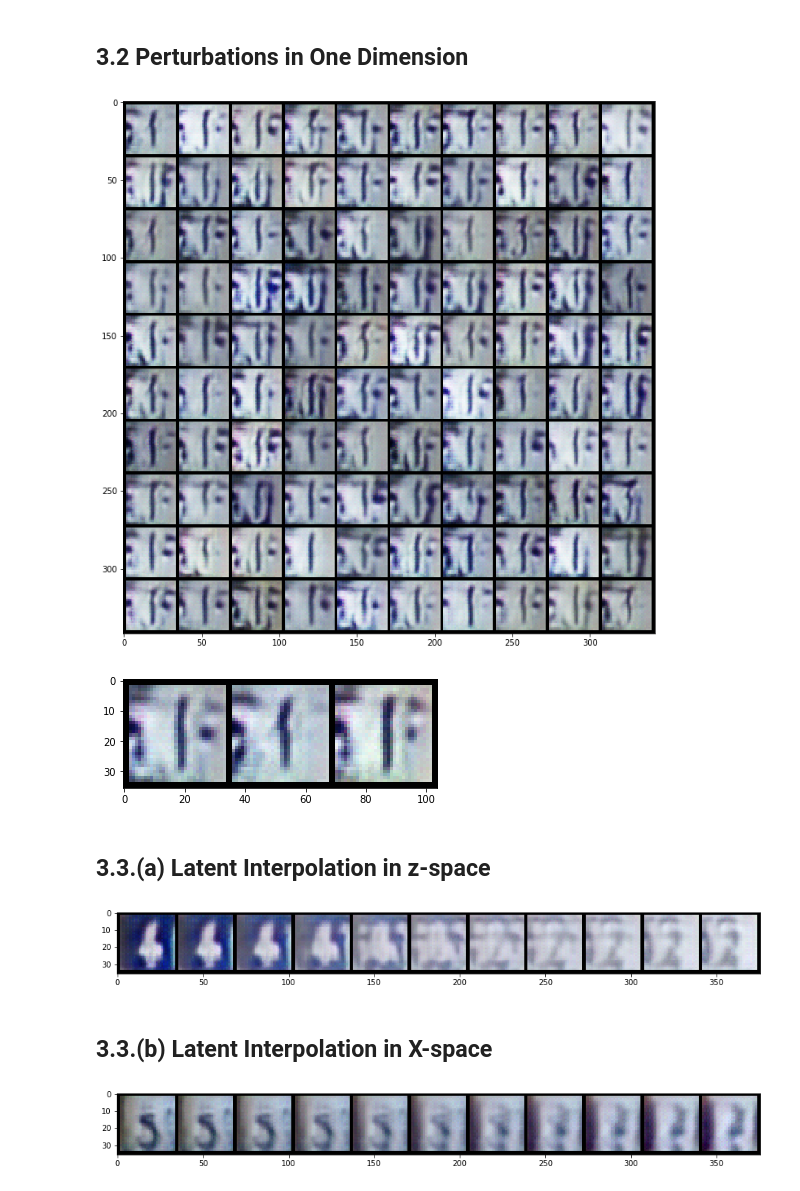
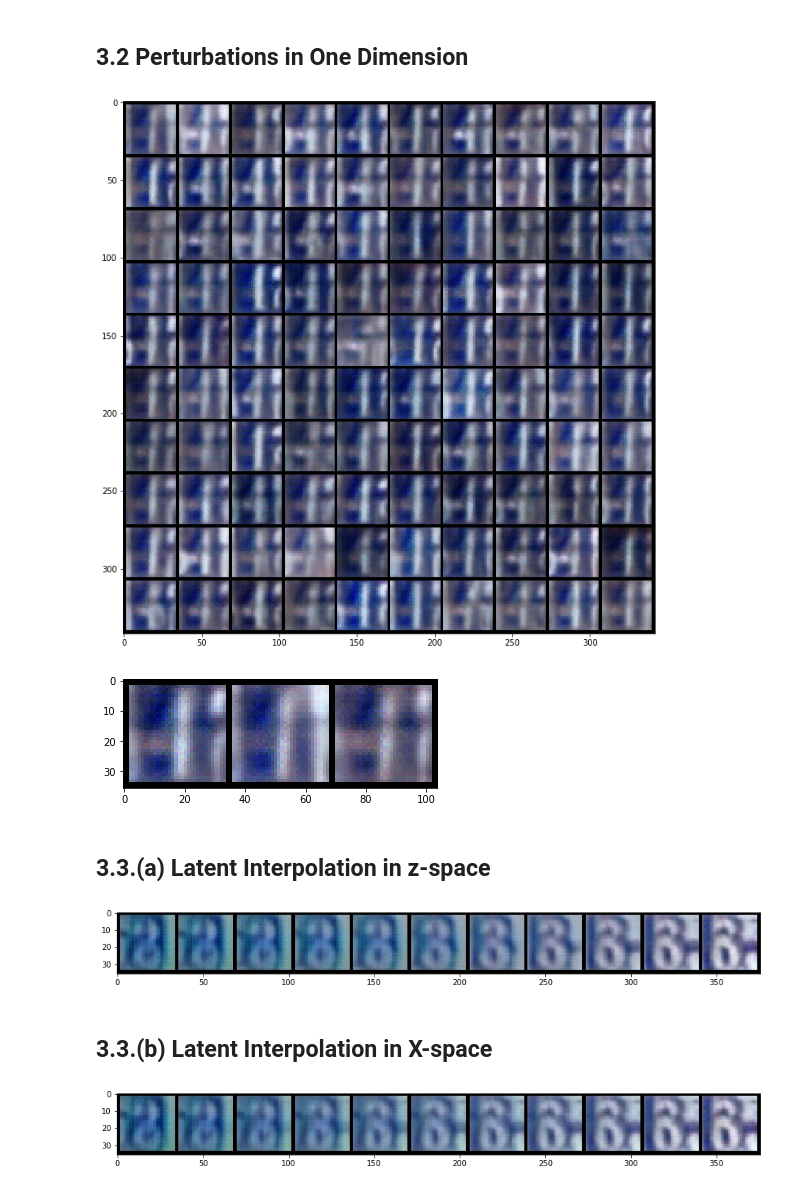
Before and after one commit to adijo/ift6135-generative-models, a Jupyter notebook: Problem3/gan/GAN Qualitative.ipynb, the cells around one changed output. Cells and saved outputs as stored; diff of their text form; code cells hidden in the pictures.

Commit message:
Use same z for interpolation

```diff
--- a/Problem3/gan/GAN Qualitative.ipynb
+++ b/Problem3/gan/GAN Qualitative.ipynb
@@ -17,7 +17,7 @@ from torchvision.utils import make_grid
 # %%
 generator = Generator()
 # %%
-generator.load_state_dict(torch.load("/Users/adityajoshi/Downloads/generatordefault119.pt", map_location="cpu"))
+generator.load_state_dict(torch.load("/Users/adityajoshi/Downloads/generatordefault199.pt", map_location="cpu"))
 generator.eval()
 # %% [output]
 Generator(
@@ -44,8 +44,7 @@ def perturb(z, epsilon):
     reconstructed_batch = generator.forward(perturbed_batch)
     return reconstructed_batch
 
-def interpolation_1():
-    z_interp = torch.randn(size=(2, 100, 1, 1))
+def interpolation_1(z_interp):
     z_0, z_1 = z_interp[0], z_interp[1]
     results = []
     for alpha in list(np.linspace(0, 1, 11)):
@@ -56,8 +55,8 @@ def interpolation_1():
     show(grid)
 
 
-def interpolation_2():
-    x_reconstructed = generator.forward(torch.randn(size=(2, 100, 1, 1)))
+def interpolation_2(z_interp):
+    x_reconstructed = generator.forward(z_interp)
     x_0, x_1 = x_reconstructed[0], x_reconstructed[1]
     results = []
     for alpha in list(np.linspace(0, 1, 11)):
@@ -88,24 +87,26 @@ grid = make_grid(reconstructed_images, nrow=10, normalize=True)
 plt.rcParams['figure.figsize'] = [20, 12]
 show(grid)
 # %% [output]
-[figure, old version]
+[figure, new version]
 # %%
+
 plt.rcParams['figure.figsize'] = [7, 2]
 interesting_grid = make_grid(torch.stack([reconstructed[0], reconstructed_images[0], reconstructed_images[47]]), normalize=True)
 show(interesting_grid)
 # %% [output]
-[figure, old version]
+[figure, new version]
 # %% [markdown]
 ## 3.3.(a) Latent Interpolation in z-space
 # %%
+z_interp = torch.randn(size=(2, 100, 1, 1))
 plt.rcParams['figure.figsize'] = [15, 6]
-interpolation_1()
+interpolation_1(z_interp)
 # %% [output]
-[figure, old version]
+[figure, new version]
 # %% [markdown]
 ## 3.3.(b) Latent Interpolation in X-space
 # %%
 plt.rcParams['figure.figsize'] = [15, 6]
-interpolation_2()
+interpolation_2(z_interp)
 # %% [output]
-[figure, old version]
+[figure, new version]
```
Also changed, not shown: parts of 2 cells of this notebook, 3 other files.
